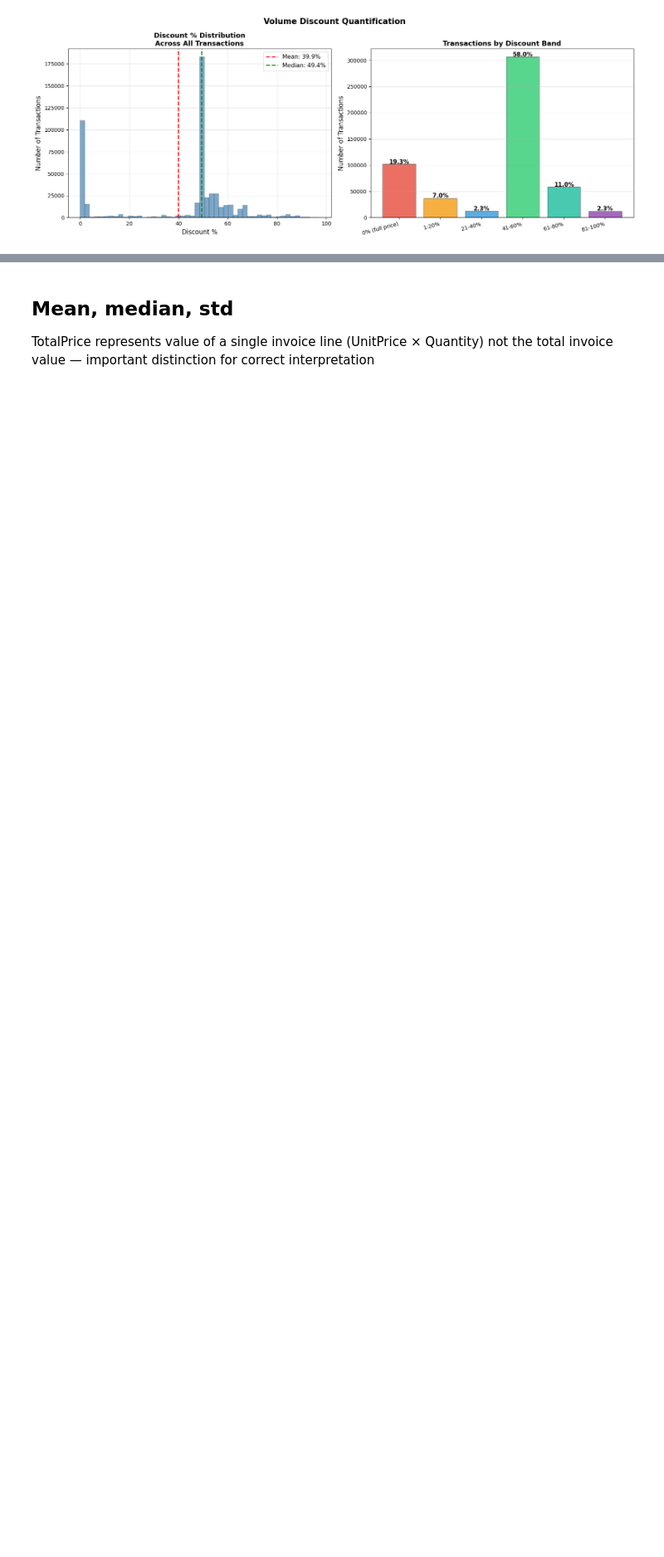
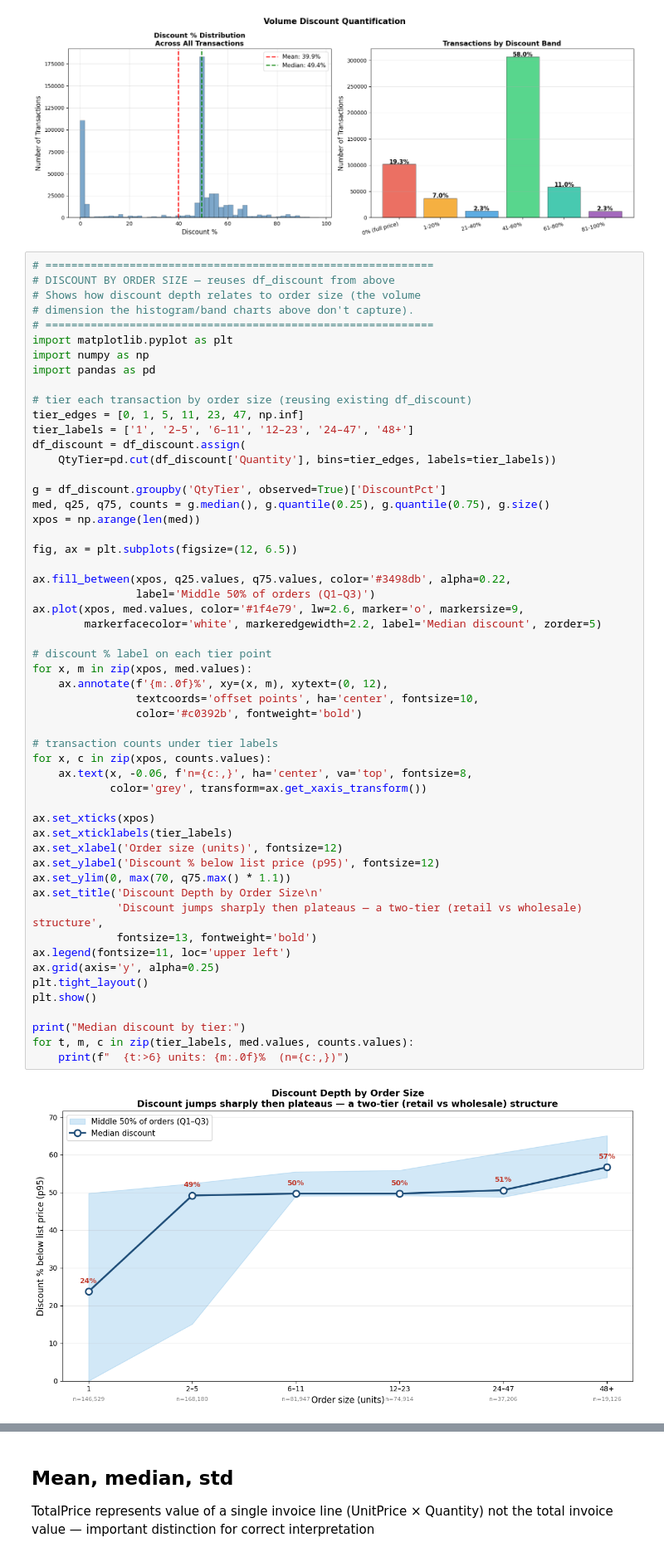
Before and after one commit to filipburger/retail_analysis, a Jupyter notebook: retail_analysis.ipynb, the cells around one changed output, grey strips where cells are left out. Shown at 83% size. Cells and saved outputs as stored; diff of their text form; blank space fills up the shorter version.

```diff
--- a/retail_analysis.ipynb
+++ b/retail_analysis.ipynb
@@ -1156,3 +1156,59 @@ plt.tight_layout()
 plt.show()
 # %% [output]
 [figure]
+# %%
+# ============================================================
+# DISCOUNT BY ORDER SIZE — reuses df_discount from above
+# Shows how discount depth relates to order size (the volume
+# dimension the histogram/band charts above don't capture).
+# ============================================================
+import matplotlib.pyplot as plt
+import numpy as np
+import pandas as pd
+
+# tier each transaction by order size (reusing existing df_discount)
+tier_edges = [0, 1, 5, 11, 23, 47, np.inf]
+tier_labels = ['1', '2–5', '6–11', '12–23', '24–47', '48+']
+df_discount = df_discount.assign(
+    QtyTier=pd.cut(df_discount['Quantity'], bins=tier_edges, labels=tier_labels))
+
+g = df_discount.groupby('QtyTier', observed=True)['DiscountPct']
+med, q25, q75, counts = g.median(), g.quantile(0.25), g.quantile(0.75), g.size()
+xpos = np.arange(len(med))
+
+fig, ax = plt.subplots(figsize=(12, 6.5))
+
+ax.fill_between(xpos, q25.values, q75.values, color='#3498db', alpha=0.22,
+                label='Middle 50% of orders (Q1–Q3)')
+ax.plot(xpos, med.values, color='#1f4e79', lw=2.6, marker='o', markersize=9,
+        markerfacecolor='white', markeredgewidth=2.2, label='Median discount', zorder=5)
+
+# discount % label on each tier point
+for x, m in zip(xpos, med.values):
+    ax.annotate(f'{m:.0f}%', xy=(x, m), xytext=(0, 12),
+                textcoords='offset points', ha='center', fontsize=10,
+                color='#c0392b', fontweight='bold')
+
+# transaction counts under tier labels
+for x, c in zip(xpos, counts.values):
+    ax.text(x, -0.06, f'n={c:,}', ha='center', va='top', fontsize=8,
+            color='grey', transform=ax.get_xaxis_transform())
+
+ax.set_xticks(xpos)
+ax.set_xticklabels(tier_labels)
+ax.set_xlabel('Order size (units)', fontsize=12)
+ax.set_ylabel('Discount % below list price (p95)', fontsize=12)
+ax.set_ylim(0, max(70, q75.max() * 1.1))
+ax.set_title('Discount Depth by Order Size\n'
+             'Discount jumps sharply then plateaus — a two-tier (retail vs wholesale) structure',
+             fontsize=13, fontweight='bold')
+ax.legend(fontsize=11, loc='upper left')
+ax.grid(axis='y', alpha=0.25)
+plt.tight_layout()
+plt.show()
+
+print("Median discount by tier:")
+for t, m, c in zip(tier_labels, med.values, counts.values):
+    print(f"  {t:>6} units: {m:.0f}%  (n={c:,})")
+# %% [output]
+[figure, added]
```
Also changed, not shown: parts of 13 cells of this notebook.
